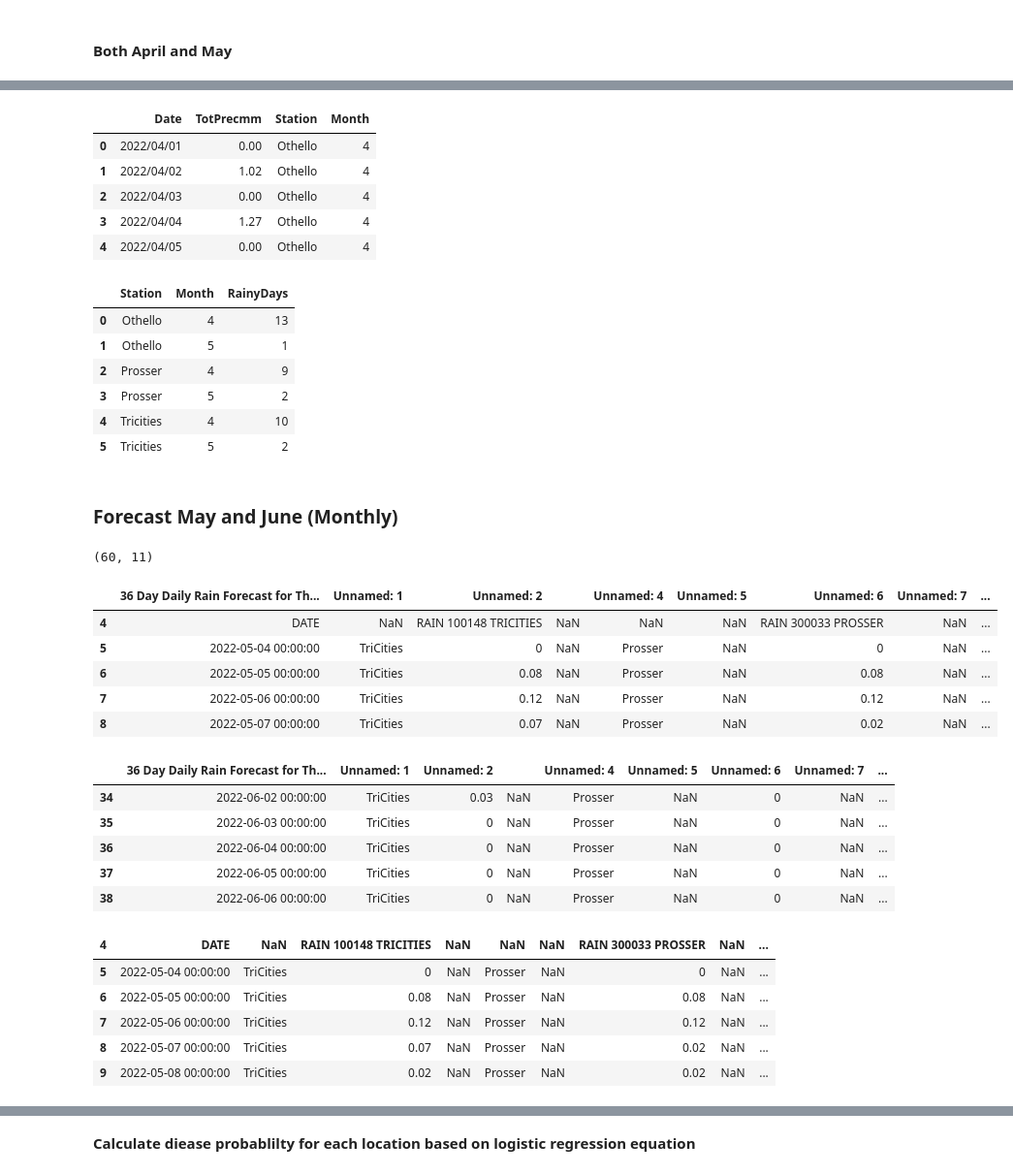
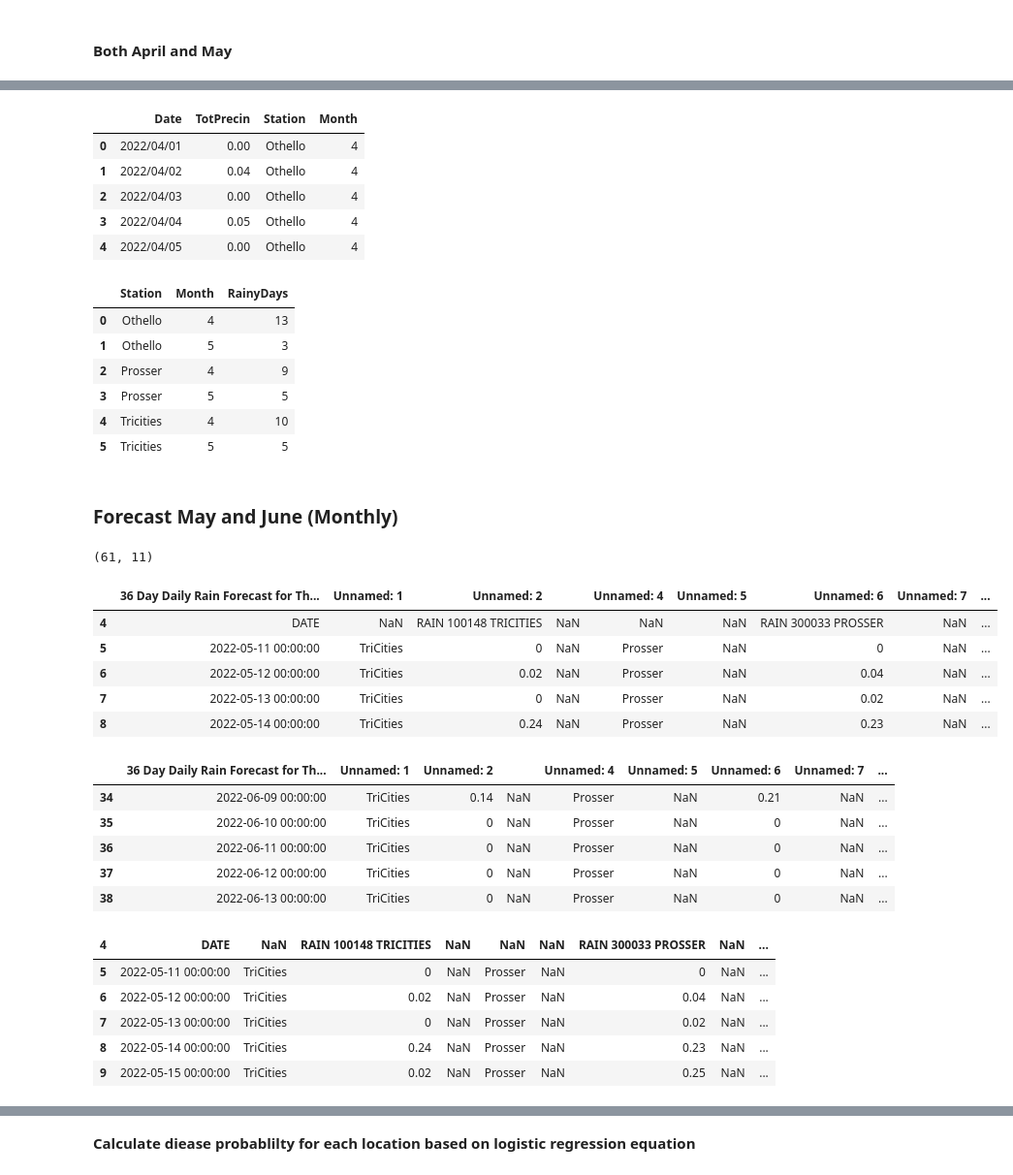
Before and after one commit to d-linnard/LateBlight, a Jupyter notebook: Scripts/Lateblight_2022_AM.ipynb, the cells around one changed output, grey strips where cells are left out. Shown at 97% size. Cells and saved outputs as stored; diff of their text form; code cells hidden in the pictures.

```diff
--- a/Scripts/Lateblight_2022_AM.ipynb
+++ b/Scripts/Lateblight_2022_AM.ipynb
@@ -302,25 +302,25 @@ df_AM.head()
 # %%
-df_AM = df_AM[['Date', 'TotPrecmm','Station']]#subset only three columns
+df_AM = df_AM[['Date', 'TotPrecin','Station']]#subset only three columns
 df_AM['Month']= pd.DatetimeIndex(df_AM['Date']).month#create a new column for month using date
 df_AM.head()
 # %% [output]
-|  | Date | TotPrecmm | Station | Month |
+|  | Date | TotPrecin | Station | Month |
 | 0 | 2022/04/01 | 0.00 | Othello | 4 |
-| 1 | 2022/04/02 | 1.02 | Othello | 4 |
+| 1 | 2022/04/02 | 0.04 | Othello | 4 |
 | 2 | 2022/04/03 | 0.00 | Othello | 4 |
-| 3 | 2022/04/04 | 1.27 | Othello | 4 |
+| 3 | 2022/04/04 | 0.05 | Othello | 4 |
 | 4 | 2022/04/05 | 0.00 | Othello | 4 |
 # %%
-grouped = df_AM[df_AM['TotPrecmm'].astype(bool)].groupby(['Station', 'Month']).size().reset_index(name = 'RainyDays')#calculate rainy days
+grouped = df_AM[df_AM['TotPrecin'].astype(bool)].groupby(['Station', 'Month']).size().reset_index(name = 'RainyDays')#calculate rainy days
 grouped
 # %% [output]
 |  | Station | Month | RainyDays |
 | 0 | Othello | 4 | 13 |
-| 1 | Othello | 5 | 1 |
+| 1 | Othello | 5 | 3 |
 | 2 | Prosser | 4 | 9 |
-| 3 | Prosser | 5 | 2 |
+| 3 | Prosser | 5 | 5 |
 | 4 | Tricities | 4 | 10 |
-| 5 | Tricities | 5 | 2 |
+| 5 | Tricities | 5 | 5 |
 # %%
 RD_April_Othello = np.array(grouped['RainyDays'][(grouped['Station']=='Othello') & (grouped['Month'] ==4)])#extract no.of rainy days for each month and location
 RD_May_Othello = np.array(grouped['RainyDays'][(grouped['Station']=='Othello') & (grouped['Month'] ==5)])
@@ -331,38 +331,38 @@ RD_May_Tricities = np.array(grouped['RainyDays'][(grouped['Station']=='Tricities
 # %% [markdown]
 ### Forecast May and June (Monthly)
 # %%
-df_forecast = pd.read_excel('5-4_6-8.xlsx', engine='openpyxl')
+df_forecast = pd.read_excel('5-11_6-15.xlsx', engine='openpyxl')
 print(df_forecast.shape)
 df_forecast = df_forecast.iloc[4:39]
 df_forecast.head()
 # %% [output]
-(60, 11)
+(61, 11)
 |  | 36 Day Daily Rain Forecast for Th... | Unnamed: 1 | Unnamed: 2 |  | Unnamed: 4 | Unnamed: 5 | Unnamed: 6 | Unnamed: 7 | ... |
 | 4 | DATE | NaN | RAIN 100148 TRICITIES | NaN | NaN | NaN | RAIN 300033 PROSSER | NaN | ... |
-| 5 | 2022-05-04 00:00:00 | TriCities | 0 | NaN | Prosser | NaN | 0 | NaN | ... |
-| 6 | 2022-05-05 00:00:00 | TriCities | 0.08 | NaN | Prosser | NaN | 0.08 | NaN | ... |
-| 7 | 2022-05-06 00:00:00 | TriCities | 0.12 | NaN | Prosser | NaN | 0.12 | NaN | ... |
-| 8 | 2022-05-07 00:00:00 | TriCities | 0.07 | NaN | Prosser | NaN | 0.02 | NaN | ... |
+| 5 | 2022-05-11 00:00:00 | TriCities | 0 | NaN | Prosser | NaN | 0 | NaN | ... |
+| 6 | 2022-05-12 00:00:00 | TriCities | 0.02 | NaN | Prosser | NaN | 0.04 | NaN | ... |
+| 7 | 2022-05-13 00:00:00 | TriCities | 0 | NaN | Prosser | NaN | 0.02 | NaN | ... |
+| 8 | 2022-05-14 00:00:00 | TriCities | 0.24 | NaN | Prosser | NaN | 0.23 | NaN | ... |
 # %%
 df_forecast.tail()
 # %% [output]
 |  | 36 Day Daily Rain Forecast for Th... | Unnamed: 1 | Unnamed: 2 |  | Unnamed: 4 | Unnamed: 5 | Unnamed: 6 | Unnamed: 7 | ... |
-| 34 | 2022-06-02 00:00:00 | TriCities | 0.03 | NaN | Prosser | NaN | 0 | NaN | ... |
-| 35 | 2022-06-03 00:00:00 | TriCities | 0 | NaN | Prosser | NaN | 0 | NaN | ... |
-| 36 | 2022-06-04 00:00:00 | TriCities | 0 | NaN | Prosser | NaN | 0 | NaN | ... |
-| 37 | 2022-06-05 00:00:00 | TriCities | 0 | NaN | Prosser | NaN | 0 | NaN | ... |
-| 38 | 2022-06-06 00:00:00 | TriCities | 0 | NaN | Prosser | NaN | 0 | NaN | ... |
+| 34 | 2022-06-09 00:00:00 | TriCities | 0.14 | NaN | Prosser | NaN | 0.21 | NaN | ... |
+| 35 | 2022-06-10 00:00:00 | TriCities | 0 | NaN | Prosser | NaN | 0 | NaN | ... |
+| 36 | 2022-06-11 00:00:00 | TriCities | 0 | NaN | Prosser | NaN | 0 | NaN | ... |
+| 37 | 2022-06-12 00:00:00 | TriCities | 0 | NaN | Prosser | NaN | 0 | NaN | ... |
+| 38 | 2022-06-13 00:00:00 | TriCities | 0 | NaN | Prosser | NaN | 0 | NaN | ... |
 # %%
 df_forecast.columns = df_forecast.iloc[0]#rename column
 df_forecast = df_forecast.drop([4])#drop forth row
 df_forecast.head()
 # %% [output]
 | 4 | DATE | NaN | RAIN 100148 TRICITIES | NaN | NaN | NaN | RAIN 300033 PROSSER | NaN | ... |
-| 5 | 2022-05-04 00:00:00 | TriCities | 0 | NaN | Prosser | NaN | 0 | NaN | ... |
-| 6 | 2022-05-05 00:00:00 | TriCities | 0.08 | NaN | Prosser | NaN | 0.08 | NaN | ... |
-| 7 | 2022-05-06 00:00:00 | TriCities | 0.12 | NaN | Prosser | NaN | 0.12 | NaN | ... |
-| 8 | 2022-05-07 00:00:00 | TriCities | 0.07 | NaN | Prosser | NaN | 0.02 | NaN | ... |
-| 9 | 2022-05-08 00:00:00 | TriCities | 0.02 | NaN | Prosser | NaN | 0.02 | NaN | ... |
+| 5 | 2022-05-11 00:00:00 | TriCities | 0 | NaN | Prosser | NaN | 0 | NaN | ... |
+| 6 | 2022-05-12 00:00:00 | TriCities | 0.02 | NaN | Prosser | NaN | 0.04 | NaN | ... |
+| 7 | 2022-05-13 00:00:00 | TriCities | 0 | NaN | Prosser | NaN | 0.02 | NaN | ... |
+| 8 | 2022-05-14 00:00:00 | TriCities | 0.24 | NaN | Prosser | NaN | 0.23 | NaN | ... |
+| 9 | 2022-05-15 00:00:00 | TriCities | 0.02 | NaN | Prosser | NaN | 0.25 | NaN | ... |
 # %%
 df_simple = df_forecast[["DATE","RAIN 100148 TRICITIES","RAIN 300033 PROSSER", "RAIN OTHELLO 300122"]]
 df_simple.head()
```
Also changed, not shown: parts of 12 cells of this notebook, 4 other files.
